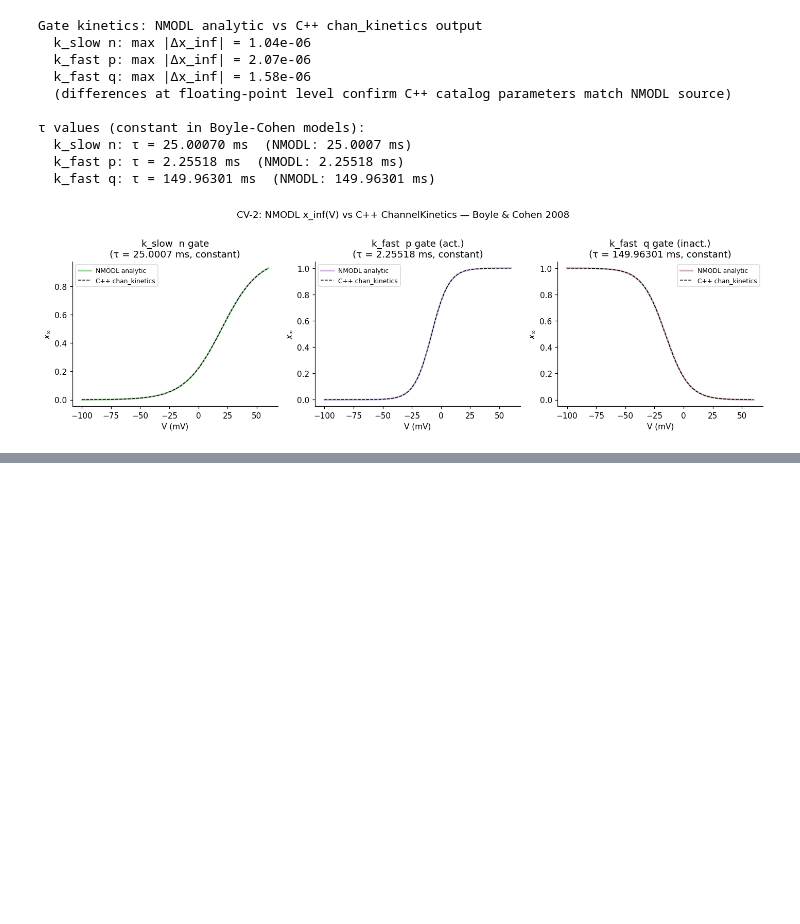
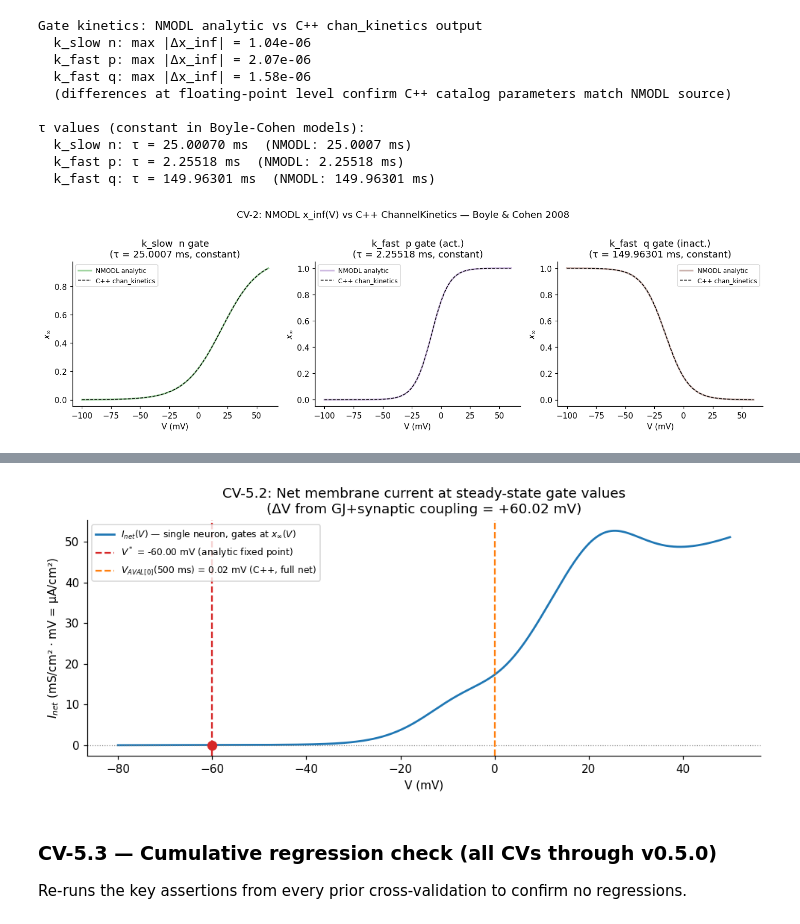
Before and after one commit to VahidGh/wormsim2, a Jupyter notebook: notebooks/project_tour.ipynb, the cells around one changed output, grey strips where cells are left out. Saved outputs shown, nothing was run; the diff lists cells and outputs as text; code cells hidden in the pictures; blank space fills up the shorter version.

```diff
--- a/notebooks/project_tour.ipynb
+++ b/notebooks/project_tour.ipynb
@@ -913,0 +1130,75 @@ Gate kinetics: NMODL analytic vs C++ chan_kinetics output
+# %%
+from scipy.optimize import brentq as _brentq
+
+# Channel parameters — identical to ChannelKinetics.cpp constants
+# KSLOW_BC (alias: k_slow): single activation gate n, power 1
+_n_vh, _n_k = -12.0, 6.2
+# KFAST_BC (alias: k_fast): activation p (power 4) + inactivation q (power 1)
+_p_vh, _p_k = -1.0, 6.2
+_q_vh, _q_k =  0.0, -9.6
+# CA_BOYLE (alias: ca_boyle): activation e (power 2) + inactivation f (power 1)
+_e_vh, _e_k = -3.3568, 6.74821
+_f_vh, _f_k = 25.1815, -5.03176
+
+# Conductance densities and E_rev from GenericNeuronCell in c302_C2_Full.net.nml
+_g_leak,  _E_leak  = 0.002,               -60.0
+_g_kslow, _E_kslow = 0.45833751019872582, -60.0
+_g_kfast, _E_kfast = 0.042711643917483308,-70.0
+_g_ca,    _E_ca    = 1.812775772264702,    10.0
+
+def _xinf(V, vh, k):
+    return 1.0 / (1.0 + np.exp((vh - V) / k))
+
+def _I_net(V):
+    """Total membrane current at voltage V (gate variables at steady-state x_inf(V))."""
+    n = _xinf(V, _n_vh, _n_k)
+    p = _xinf(V, _p_vh, _p_k)
+    q = _xinf(V, _q_vh, _q_k)
+    e = _xinf(V, _e_vh, _e_k)
+    f = _xinf(V, _f_vh, _f_k)
+    return (_g_leak               * (V - _E_leak)  +
+            _g_kslow * n          * (V - _E_kslow) +
+            _g_kfast * p**4 * q   * (V - _E_kfast) +
+            _g_ca    * e**2 * f   * (V - _E_ca))
+
+V_star = _brentq(_I_net, -80.0, 50.0)
+
+# C++ settled voltage at t = 500 ms (from the trace cell above)
+V_cpp_settled = float(data_050['V_AVAL0'][-1])
+
+delta_V = V_cpp_settled - V_star
+
+print('CV-5.2: Single-neuron analytic fixed-point vs C++ full-connectome settled voltage')
+print(f'  V*  (analytic, isolated neuron, 4 channels) = {V_star:.4f} mV')
+print(f'  V   (C++ AVAL[0] at t=500 ms, full net)    = {V_cpp_settled:.4f} mV')
+print(f'  ΔV  (coupling shift from GJ + synapses)     = {delta_V:+.4f} mV')
+print()
+
+# Plot I_net(V) curve and fixed point
+V_sweep_cv = np.linspace(-80, 50, 500)
+I_sweep    = np.array([_I_net(V) for V in V_sweep_cv])
+
+fig, ax = plt.subplots(figsize=(9, 4))
+ax.plot(V_sweep_cv, I_sweep, color='tab:blue', lw=1.8, label='$I_{net}(V)$ — single neuron, gates at $x_\\infty(V)$')
+ax.axhline(0, color='gray', lw=0.8, ls=':')
+ax.axvline(V_star,        color='tab:red',    lw=1.5, ls='--',
+           label=f'$V^*$ = {V_star:.2f} mV (analytic fixed point)')
+ax.axvline(V_cpp_settled, color='tab:orange', lw=1.5, ls='--',
+           label=f'$V_{{AVAL[0]}}$(500 ms) = {V_cpp_settled:.2f} mV (C++, full net)')
+ax.scatter([V_star], [0], color='tab:red', zorder=5, s=60)
+ax.set_xlabel('V (mV)'); ax.set_ylabel('$I_{net}$ (mS/cm² · mV = μA/cm²)')
+ax.set_title('CV-5.2: Net membrane current at steady-state gate values\n'
+             f'(ΔV from GJ+synaptic coupling = {delta_V:+.2f} mV)')
+ax.legend(fontsize=8)
+plt.tight_layout()
+
+print('Channel contributions at V*:')
+for name, g, E, gate in [
+    ('Leak',     _g_leak,  _E_leak,  1.0),
+    ('k_slow',   _g_kslow, _E_kslow, _xinf(V_star, _n_vh, _n_k)**1),
+    ('k_fast',   _g_kfast, _E_kfast, _xinf(V_star, _p_vh, _p_k)**4 * _xinf(V_star, _q_vh, _q_k)),
+    ('ca_boyle', _g_ca,    _E_ca,    _xinf(V_star, _e_vh, _e_k)**2 * _xinf(V_star, _f_vh, _f_k)),
+]:
+    I_ch = g * gate * (V_star - E)
+    print(f'  {name:<10}: g_eff={g*gate:.5f} mS/cm²  I={I_ch:+.5f} μA/cm²')
+# %% [output]
@@ -913,0 +1215,5 @@ Gate kinetics: NMODL analytic vs C++ chan_kinetics output
+[figure, added]
+# %% [markdown]
+### CV-5.3 — Cumulative regression check (all CVs through v0.5.0)
+
+Re-runs the key assertions from every prior cross-validation to confirm no regressions.
```
Also changed, not shown: parts of 12 cells of this notebook, 12 other files.
